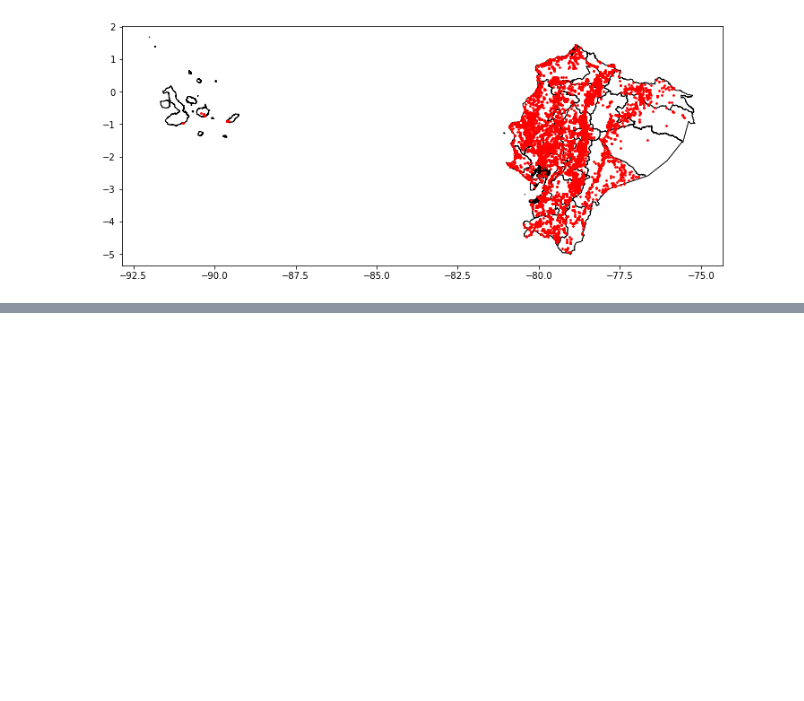
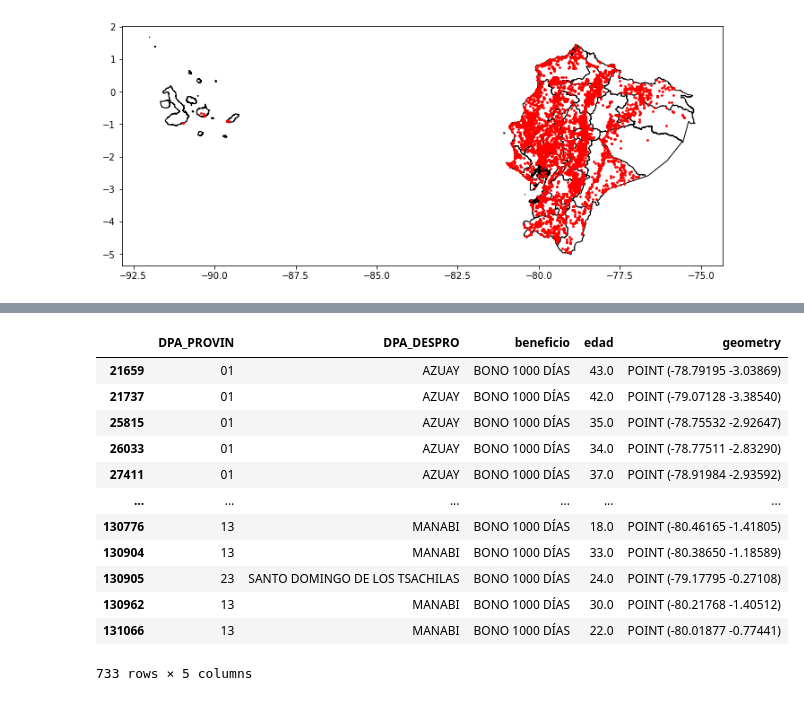
Before and after one commit to megonzau/Spatial-Analytics, a Jupyter notebook: code/main.ipynb, the cells around one changed output, grey strips where cells are left out. Saved outputs shown, nothing was run; the diff lists cells and outputs as text; code cells hidden in the pictures; blank space fills up the shorter version.

```diff
--- a/code/main.ipynb
+++ b/code/main.ipynb
@@ -155,0 +233,16 @@ plt.show()
+# %%
+df_final_1000
+# %% [output]
+|  | DPA_PROVIN | DPA_DESPRO | beneficio | edad | geometry |
+| 21659 | 01 | AZUAY | BONO 1000 DÍAS | 43.0 | POINT (-78.79195 -3.03869) |
+| 21737 | 01 | AZUAY | BONO 1000 DÍAS | 42.0 | POINT (-79.07128 -3.38540) |
+| 25815 | 01 | AZUAY | BONO 1000 DÍAS | 35.0 | POINT (-78.75532 -2.92647) |
+| 26033 | 01 | AZUAY | BONO 1000 DÍAS | 34.0 | POINT (-78.77511 -2.83290) |
+| 27411 | 01 | AZUAY | BONO 1000 DÍAS | 37.0 | POINT (-78.91984 -2.93592) |
+| ... | ... | ... | ... | ... | ... |
+| 130776 | 13 | MANABI | BONO 1000 DÍAS | 18.0 | POINT (-80.46165 -1.41805) |
+| 130904 | 13 | MANABI | BONO 1000 DÍAS | 33.0 | POINT (-80.38650 -1.18589) |
+| 130905 | 23 | SANTO DOMINGO DE LOS TSACHILAS | BONO 1000 DÍAS | 24.0 | POINT (-79.17795 -0.27108) |
+| 130962 | 13 | MANABI | BONO 1000 DÍAS | 30.0 | POINT (-80.21768 -1.40512) |
+| 131066 | 13 | MANABI | BONO 1000 DÍAS | 22.0 | POINT (-80.01877 -0.77441) |
+733 rows × 5 columns
```
Also changed, not shown: parts of 17 cells of this notebook, 51 other files.
